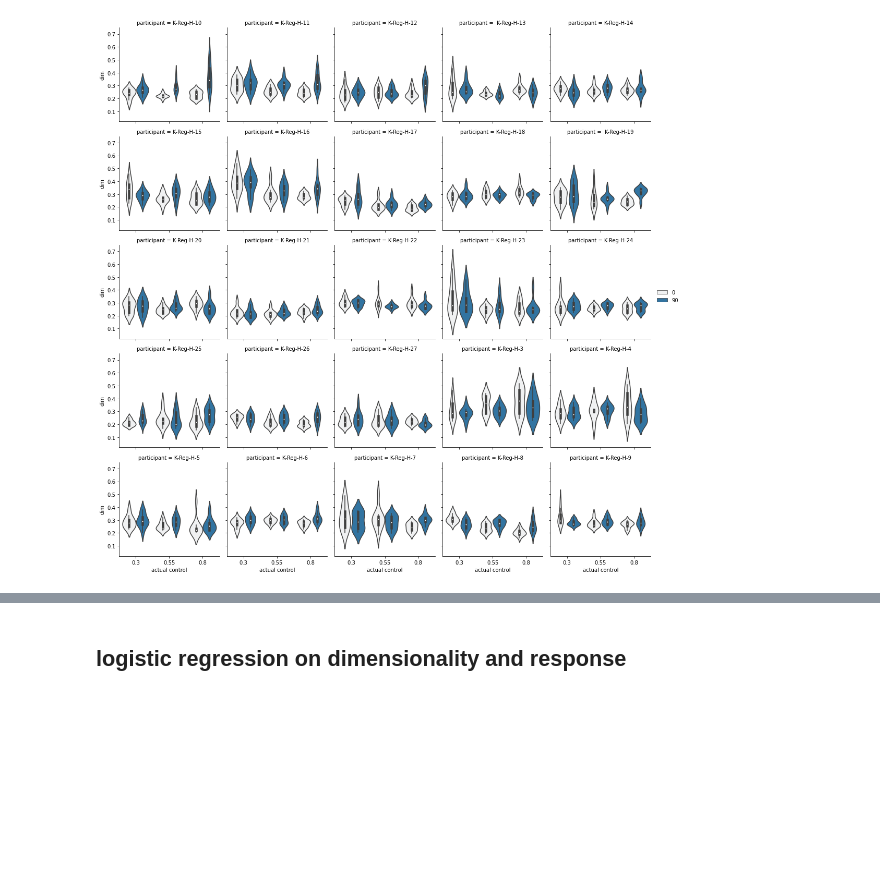
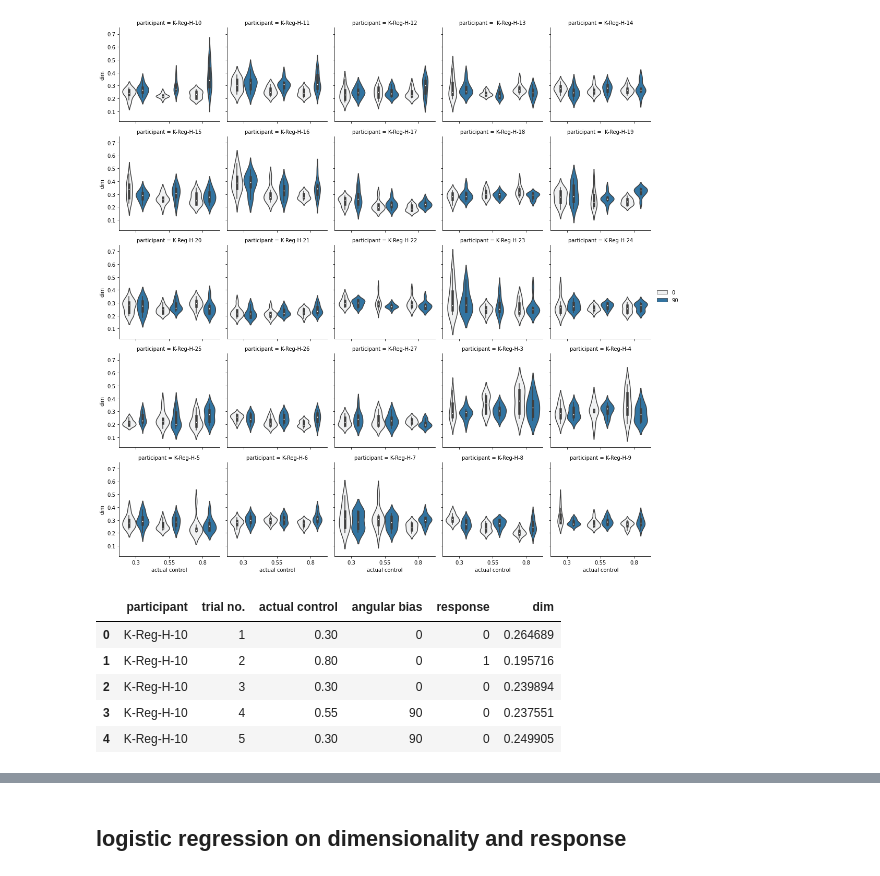
Before and after one commit to acercyc/Keio-Testing_analysis, a Jupyter notebook: src/ana_action_plan.ipynb, the cells around one changed output, grey strips where cells are left out. Drawn from its saved outputs; the diff is of its cells as text; code cells hidden in the pictures; blank space fills up the shorter version.

```diff
--- a/src/ana_action_plan.ipynb
+++ b/src/ana_action_plan.ipynb
@@ -43,3 +44,12 @@ grid.add_legend()
 # %% [output]
 <seaborn.axisgrid.FacetGrid at 0x...>
 [figure]
+# %%
+df_all_.head()
+# %% [output]
+|  | participant | trial no. | actual control | angular bias | response | dim |
+| 0 | K-Reg-H-10 | 1 | 0.30 | 0 | 0 | 0.264689 |
+| 1 | K-Reg-H-10 | 2 | 0.80 | 0 | 1 | 0.195716 |
+| 2 | K-Reg-H-10 | 3 | 0.30 | 0 | 0 | 0.239894 |
+| 3 | K-Reg-H-10 | 4 | 0.55 | 90 | 0 | 0.237551 |
+| 4 | K-Reg-H-10 | 5 | 0.30 | 90 | 0 | 0.249905 |
```
Also changed, not shown: parts of 2 cells of this notebook, 3 other files.
